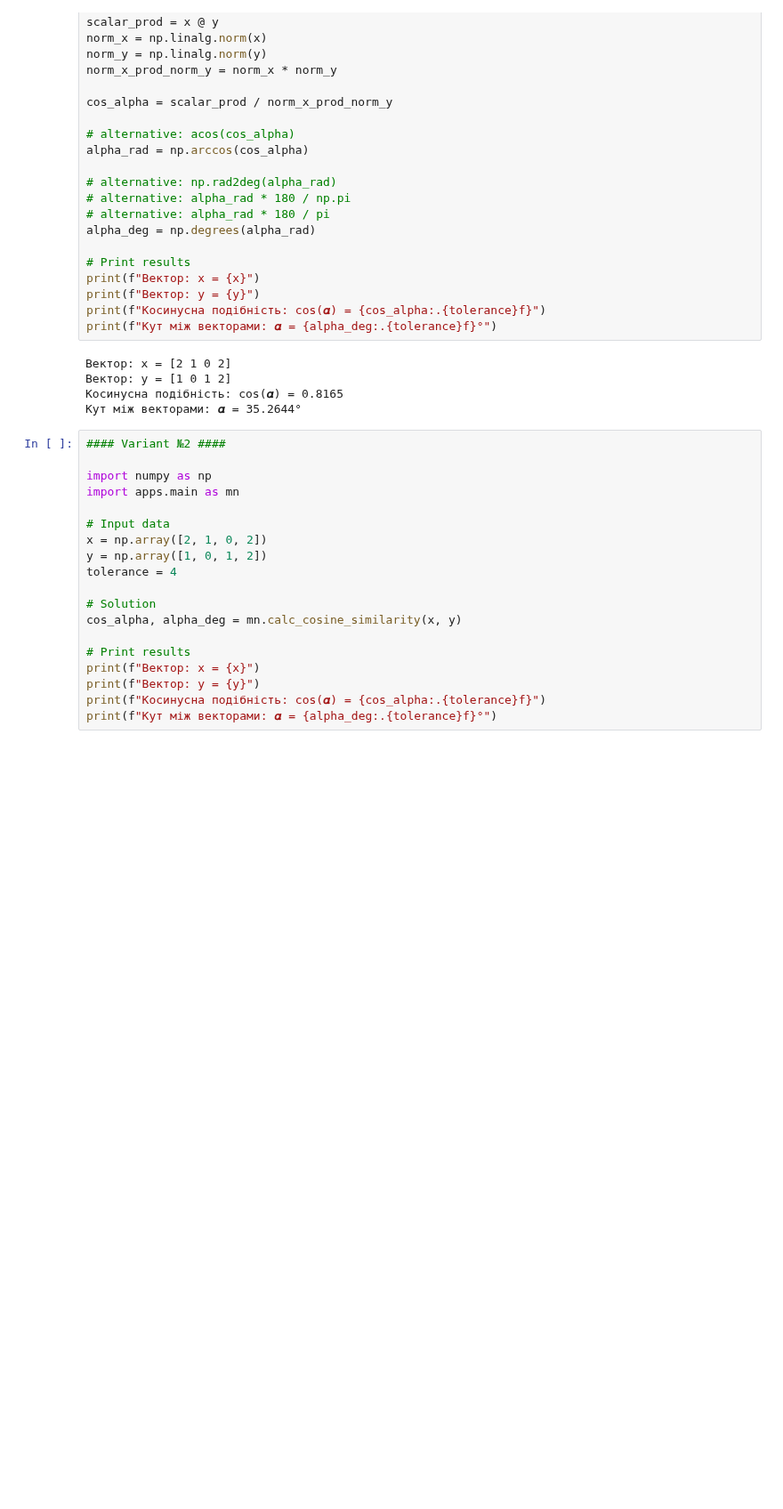
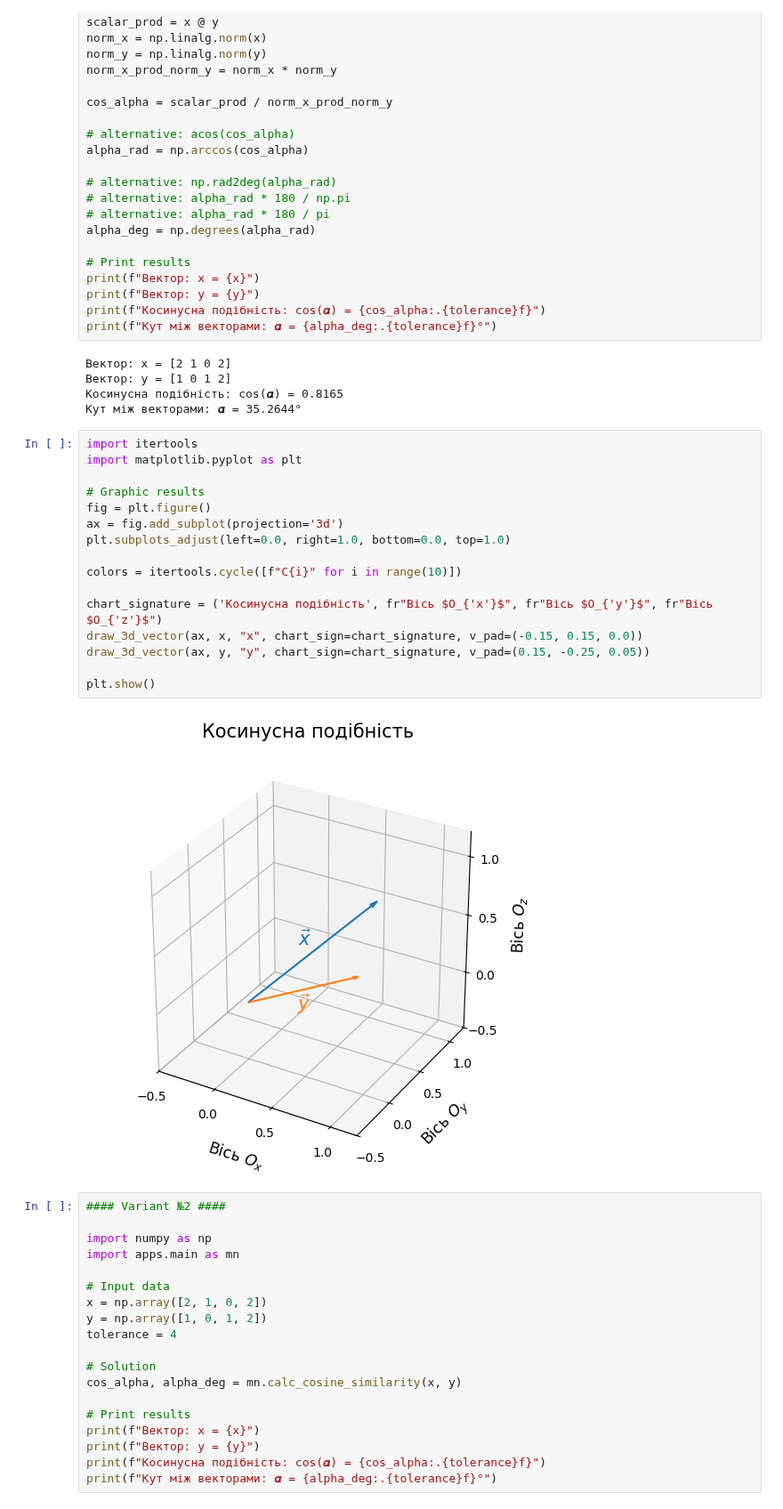
Before and after one commit to BogdanPinchuk/DataScience-PBY_HW4, a Jupyter notebook: Bohdan_Pinchuk_DS_HW4.ipynb, the cells around one changed output. Shown at 89% size. Cells and saved outputs as stored; diff of their text form; blank space fills up the shorter version.

Commit message:
[Homework4] - added 3d chart for the 2nd task

```diff
--- a/Bohdan_Pinchuk_DS_HW4.ipynb
+++ b/Bohdan_Pinchuk_DS_HW4.ipynb
@@ -326,6 +328,24 @@ print(f"Кут між векторами: 𝜶 = {alpha_deg:.{tolerance}f}°")
 Вектор: y = [1 0 1 2]
 Косинусна подібність: cos(𝜶) = 0.8165
 Кут між векторами: 𝜶 = 35.2644°
+# %%
+import itertools
+import matplotlib.pyplot as plt
+
+# Graphic results
+fig = plt.figure()
+ax = fig.add_subplot(projection='3d')
+plt.subplots_adjust(left=0.0, right=1.0, bottom=0.0, top=1.0)
+
+colors = itertools.cycle([f"C{i}" for i in range(10)])
+
+chart_signature = ('Косинусна подібність', fr"Вісь $O_{'x'}$", fr"Вісь $O_{'y'}$", fr"Вісь $O_{'z'}$")
+draw_3d_vector(ax, x, "x", chart_sign=chart_signature, v_pad=(-0.15, 0.15, 0.0))
+draw_3d_vector(ax, y, "y", chart_sign=chart_signature, v_pad=(0.15, -0.25, 0.05))
+
+plt.show()
+# %% [output]
+[figure, added]
 # %%
 #### Variant №2 ####
 
```
Also changed, not shown: parts of 2 cells of this notebook.
